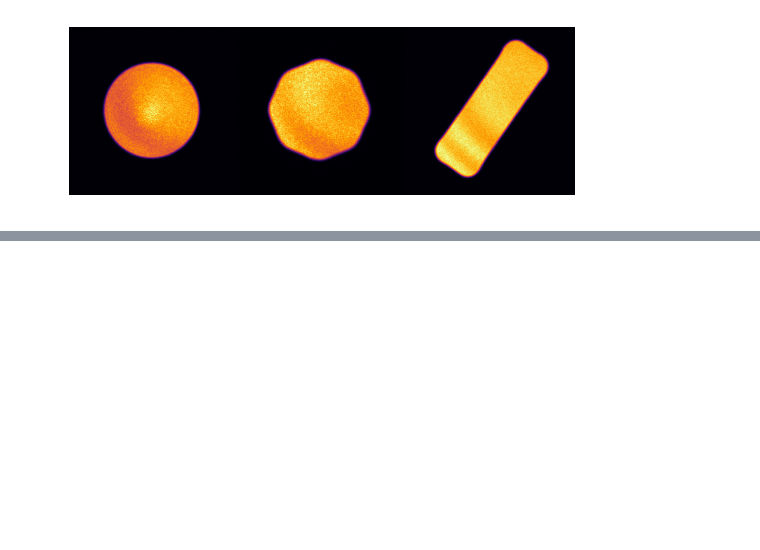
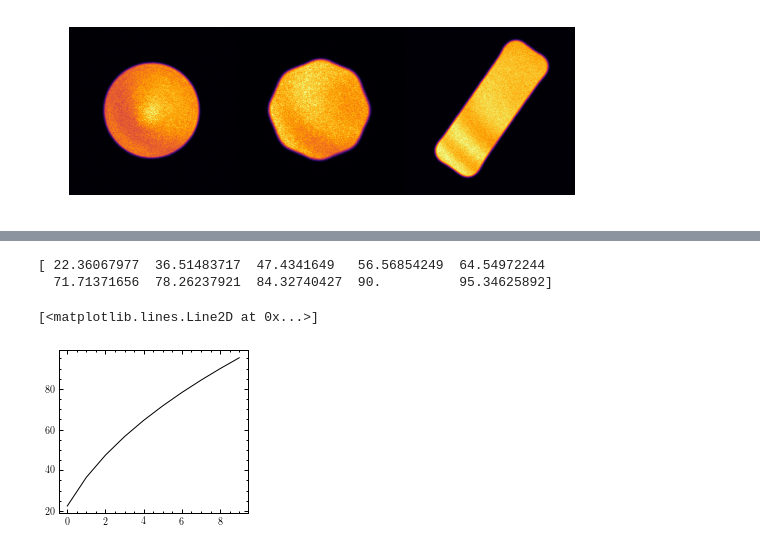
Before and after one commit to rpetersburg/modal_noise_paper, a Jupyter notebook: images/modal_noise_plots.ipynb, the cells around one changed output, grey strips where cells are left out. Drawn from its saved outputs; the diff is of its cells as text; code cells hidden in the pictures; blank space fills up the shorter version.

```diff
--- a/images/modal_noise_plots.ipynb
+++ b/images/modal_noise_plots.ipynb
@@ -543 +544,12 @@ fig.savefig('fiber_rv_error.pdf', dpi=600)
 [figure]
+# %%
+signal = np.asarray([1000*(i+1) for i in range(10)])
+noise = np.sqrt(1000 + signal)
+print(signal/noise)
+
+plt.plot(signal/noise)
+# %% [output]
+[ 22.36067977  36.51483717  47.4341649   56.56854249  64.54972244
+  71.71371656  78.26237921  84.32740427  90.          95.34625892]
+[<matplotlib.lines.Line2D at 0x...>]
+[figure, added]
```
Also changed, not shown: parts of 10 cells of this notebook, 19 other files.
